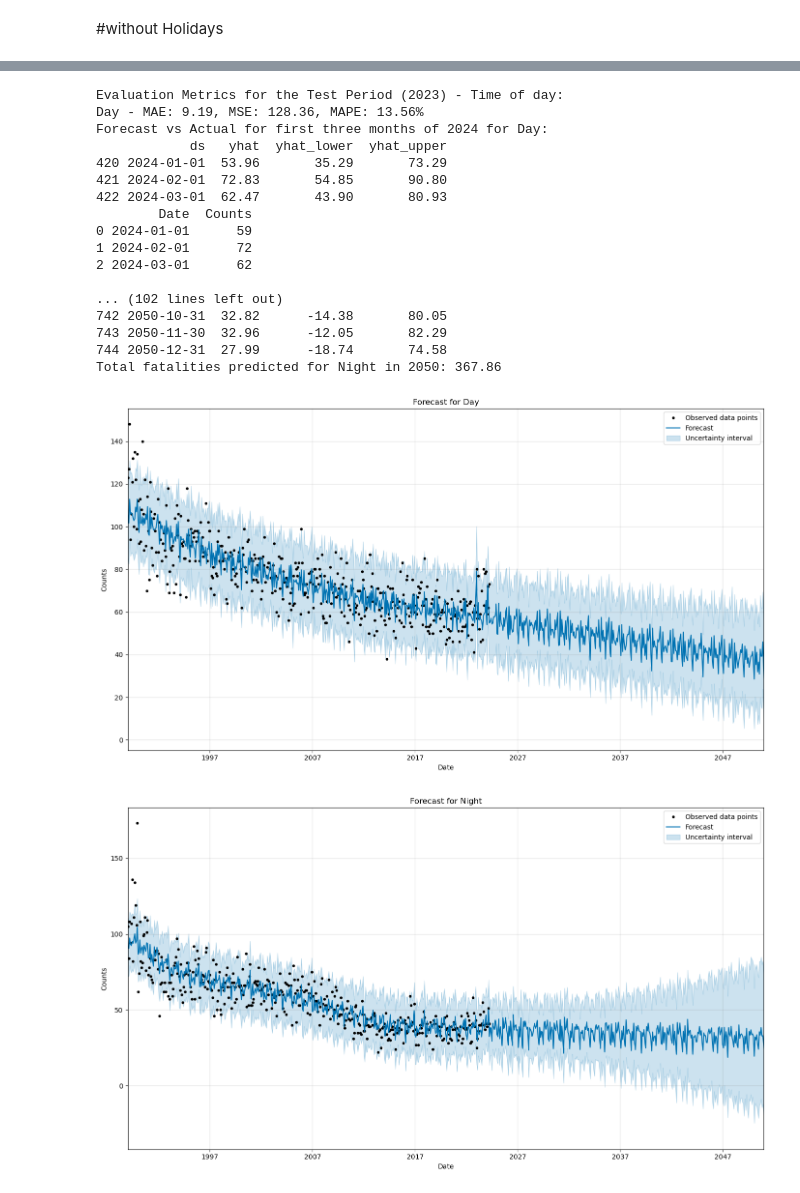
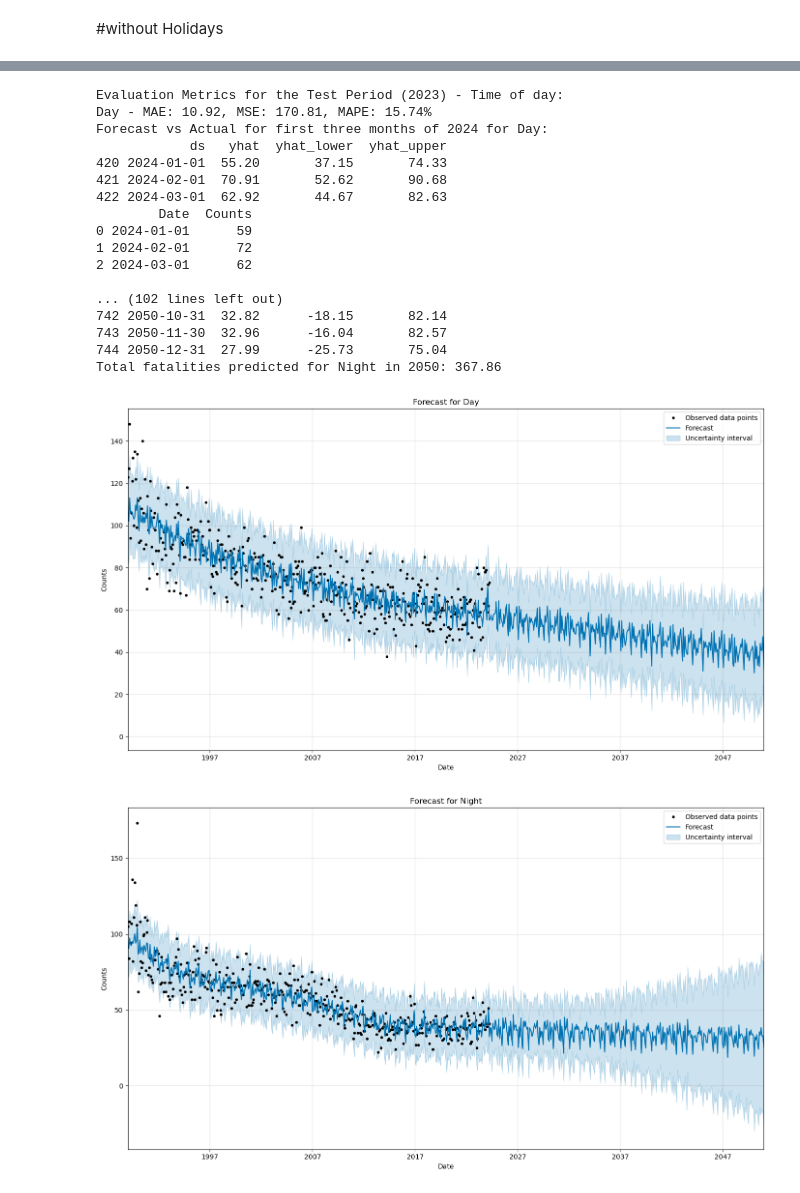
Before and after one commit to mraminamiri/Time-Seri, a Jupyter notebook: Time of day/Night or day.ipynb, the cells around one changed output, grey strips where cells are left out. Saved outputs shown, nothing was run; the diff lists cells and outputs as text; code cells hidden in the pictures.

```diff
--- a/Time of day/Night or day.ipynb
+++ b/Time of day/Night or day.ipynb
@@ -232,7 +232,7 @@ night_holidays = pd.DataFrame({
 
 day_holidays = pd.DataFrame({
     'holiday': 'day_shift_holidays',
-    'ds': pd.to_datetime([ '2023-01-01', '2024-02-01', '2025-01-01']),
+    'ds': pd.to_datetime([  '2024-02-01']),
     'lower_window': 0,
     'upper_window': 1,
 })
@@ -363,21 +363,21 @@ plt.show()
 Evaluation Metrics for the Test Period (2023) - Time of day:
-Day - MAE: 9.19, MSE: 128.36, MAPE: 13.56%
+Day - MAE: 10.92, MSE: 170.81, MAPE: 15.74%
 Forecast vs Actual for first three months of 2024 for Day:
             ds   yhat  yhat_lower  yhat_upper
-420 2024-01-01  53.96       35.29       73.29
-421 2024-02-01  72.83       54.85       90.80
-422 2024-03-01  62.47       43.90       80.93
+420 2024-01-01  55.20       37.15       74.33
+421 2024-02-01  70.91       52.62       90.68
+422 2024-03-01  62.92       44.67       82.63
         Date  Counts
 0 2024-01-01      59
 1 2024-02-01      72
 2 2024-03-01      62
 
 ... (102 lines left out)
-742 2050-10-31  32.82      -14.38       80.05
-743 2050-11-30  32.96      -12.05       82.29
-744 2050-12-31  27.99      -18.74       74.58
+742 2050-10-31  32.82      -18.15       82.14
+743 2050-11-30  32.96      -16.04       82.57
+744 2050-12-31  27.99      -25.73       75.04
 Total fatalities predicted for Night in 2050: 367.86
-[figure, old version]
+[figure, new version]
 [figure]
 Dickey-Fuller Test Results:
 
```
Also changed, not shown: parts of 2 cells of this notebook.
